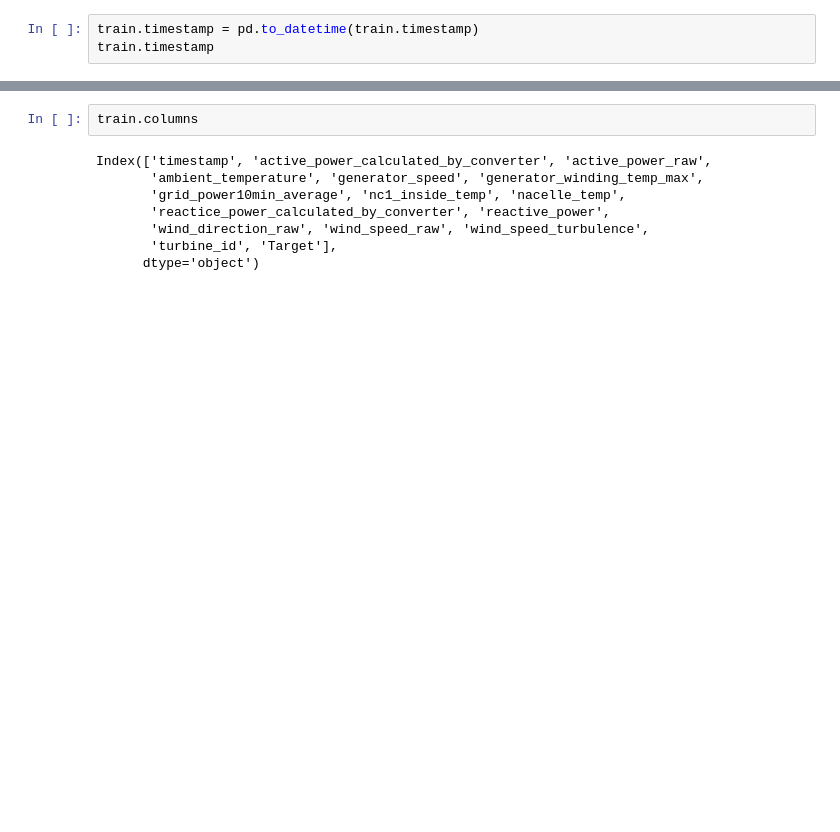
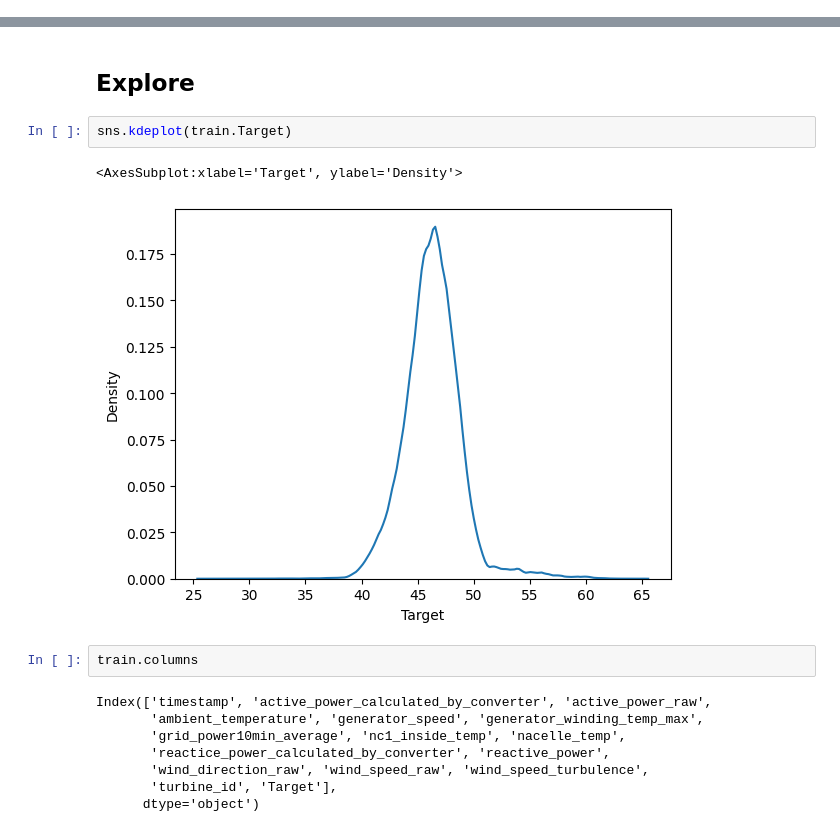
Before and after one commit to k-loki/re_new-machinehack, a Jupyter notebook: notebooks/eda.ipynb, the cells around one changed output, grey strips where cells are left out. Drawn from its saved outputs; the diff is of its cells as text; blank space fills up the shorter version.

```diff
--- a/notebooks/eda.ipynb
+++ b/notebooks/eda.ipynb
@@ -37,3 +52,0 @@ train.timestamp[0]
-# %%
-train.timestamp = pd.to_datetime(train.timestamp)
-train.timestamp
@@ -186,3 +65,10 @@ train.Target.hist(bins=1000)
+# %% [markdown]
+## Explore
+# %%
+sns.kdeplot(train.Target)
+# %% [output]
+<AxesSubplot:xlabel='Target', ylabel='Density'>
+[figure, added]
 # %%
 train.columns
 # %% [output]
```
Also changed, not shown: parts of 47 cells of this notebook.
